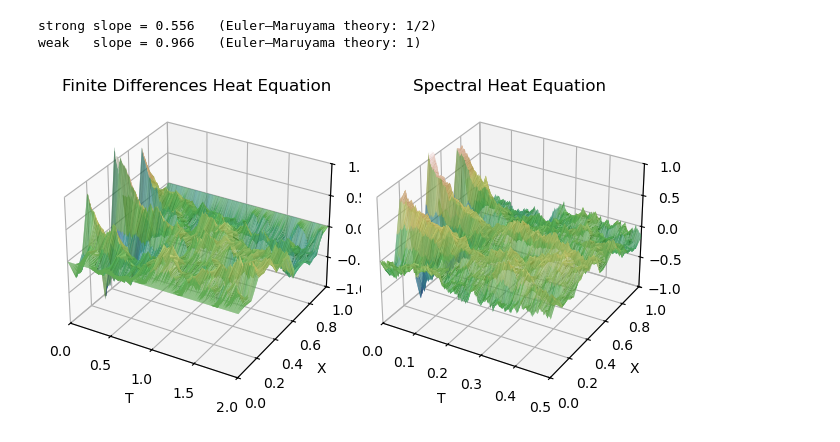
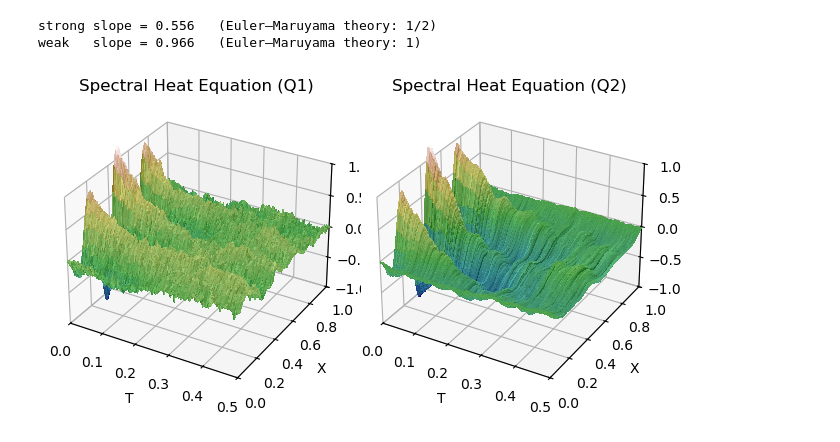
Before and after one commit to danielfostiak/JMCMathResearchProject, a Jupyter notebook: M2R_Initial_Computational_Analysis.ipynb, the cells around one changed output. Drawn from its saved outputs; the diff is of its cells as text; code cells hidden in the pictures.

```diff
--- a/M2R_Initial_Computational_Analysis.ipynb
+++ b/M2R_Initial_Computational_Analysis.ipynb
@@ -242,7 +242,7 @@ def heat_fd(u0, T, Nx, Nt, rng, k, var):
     return X, Y, u
 
 # du = (d^2u/dx^2)dt + g(t)dWt
-def heat_spectral(u0, T, Nt, Nx, K_modes, rng, d, var, g):
+def heat_spectral(u0, T, Nt, Nx, K_modes, rng, d, var, g, Q):
     # Initialize solution matrix
     u = np.zeros((Nt,Nx + 1))
     u[0] = [u0(x / Nx) for x in range(Nx + 1)]
@@ -259,7 +259,7 @@ def heat_spectral(u0, T, Nt, Nx, K_modes, rng, d, var, g):
 
     # Iterate over time
     for t in range(Nt):
-        wt = rng.multivariate_normal(np.zeros((K_modes,)), var * dt * np.identity(K_modes)) # idk what to put here tbh
+        wt = rng.multivariate_normal(np.zeros((K_modes,)), var * dt * Q) # idk what to put here tbh
 
         # Update Coeffs
         a = [a[k] * np.exp(-2*d*((k+1)*np.pi)**2 * dt) + g(t*dt)*wt[k] for k in range(K_modes)]
@@ -272,39 +272,60 @@ def heat_spectral(u0, T, Nt, Nx, K_modes, rng, d, var, g):
 # %%
 # Heat Equation
 def init(x):
     return 5*x*(x-1)*math.sin(23*x)
 
 def g(x):
-    return 1
+    return 1 #np.exp(-x)
+
+def random_Q():
+    data = [[np.random.uniform(0, 1) for i in range(K_modes)] for j in range(K_modes)]
+    Q = np.cov(data) * 10
+    eigenvalues = np.linalg.eigvals(Q)
+    return Q
 
 rng = np.random.default_rng(67)
 
 T = 2
 T1 = 0.5
+K_modes = 50
+
+def trace_class_Q():
+    Q = np.zeros((K_modes, K_modes))
+    for i in range(K_modes):
+        Q[i][i] = 10/(i+1)**2
+
+    return Q
+
+random_Q = random_Q()
+
+# print(random_Q)
 
 X, Y, u = heat_fd(u0=init, T=T, Nt=1000, Nx=15, rng=rng, k=0.01, var=0.01)
-X1, Y1, u1 = heat_spectral(u0=init, T=T1, Nt=1000, Nx=25, rng=rng, K_modes=25, d=0.01, var=0.5, g=g)
+X1, Y1, u1 = heat_spectral(u0=init, T=T1, Nt=1000, Nx=50, rng=rng, K_modes=K_modes, d=0.01, var=0.5, g=g, Q=np.identity(K_modes))
+X2, Y2, u2 = heat_spectral(u0=init, T=T1, Nt=1000, Nx=50, rng=rng, K_modes=K_modes, d=0.01, var=0.5, g=g, Q=trace_class_Q())
+
 
 # Set up plot
 fig, axs = plt.subplots(ncols=2, subplot_kw=dict(projection='3d'))
 
 ls = col.LightSource(270, 45)
 # To use a custom hillshading mode, override the built-in shading and pass
 # in the rgb colors of the shaded surface calculated from "shade".
 rgb = ls.shade(u.T, cmap=cm.gist_earth, vert_exag=0.1, blend_mode='soft')
 rgb1 = ls.shade(u1.T, cmap=cm.gist_earth, vert_exag=0.1, blend_mode='soft')
-plot1 = axs[0].plot_surface(X, Y, u.T, rstride=1, cstride=1, facecolors=rgb,
-                       linewidth=0, antialiased=True, shade=False)
-plot2 = axs[1].plot_surface(X1, Y1, u1.T, rstride=1, cstride=1, facecolors=rgb1,
-                       linewidth=0, antialiased=True, shade=False)
+rgb2 = ls.shade(u2.T, cmap=cm.gist_earth, vert_exag=0.1, blend_mode='soft')
+plot1 = axs[0].plot_surface(X1, Y1, u1.T, rstride=1, cstride=1, facecolors=rgb1,
+                       linewidth=0, antialiased=False, shade=False)
+plot2 = axs[1].plot_surface(X2, Y2, u2.T, rstride=1, cstride=1, facecolors=rgb2,
+                       linewidth=0, antialiased=False, shade=False)
 
 
-axs[0].set(xlim=(0, T), ylim=(0, 1), zlim=(-1, 1), xlabel='T', ylabel='X', zlabel='H')
+axs[0].set(xlim=(0, T1), ylim=(0, 1), zlim=(-1, 1), xlabel='T', ylabel='X', zlabel='H')
 axs[1].set(xlim=(0, T1), ylim=(0, 1), zlim=(-1, 1), xlabel='T', ylabel='X', zlabel='H')
-axs[0].set_title("Finite Differences Heat Equation")
-axs[1].set_title("Spectral Heat Equation")
+axs[0].set_title("Spectral Heat Equation (Q1)")
+axs[1].set_title("Spectral Heat Equation (Q2)")
 
 plt.tight_layout()
 plt.show()
 # %% [output]
-[figure, old version]
+[figure, new version]
```
